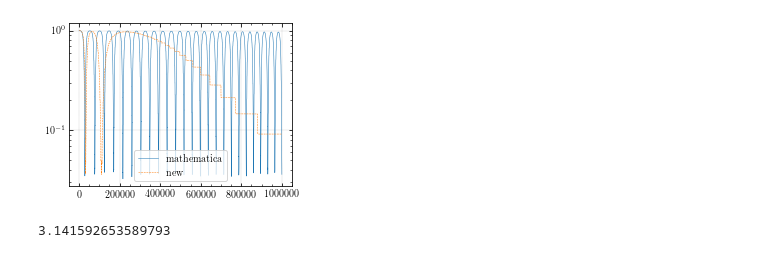
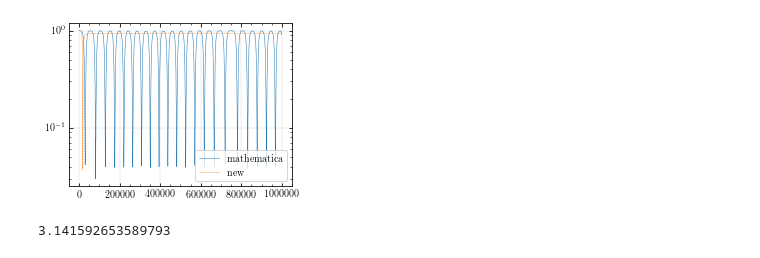
Before and after one commit to YihanWangAstro/Secular, a Jupyter notebook: draw_compare.ipynb, the cells around one changed output. Saved outputs shown, nothing was run; the diff lists cells and outputs as text; code cells hidden in the pictures.

```diff
--- a/draw_compare.ipynb
+++ b/draw_compare.ipynb
@@ -73,13 +73,13 @@ def draw_compare(d1,d2):
     plt.legend()
     plt.savefig('test.png',bbox_inches = 'tight',dpi=300)
 # %%
-data = load_secular('testSA/trajectory_1.txt')
+data = load_secular('testSA/trajectory_2.txt')
 #std = load_secular('testold/trajectory_1.txt')
-std = load_std('testSA/eccentricity.txt')
+std = load_std('reg_test/std/eccentricity_2.txt')
 
 draw_compare(std,data)
 # %% [output]
-[figure, old version]
+[figure, new version]
 # %%
 np.pi
 # %% [output]
```
Also changed, not shown: parts of 1 cell of this notebook, 6 other files.
